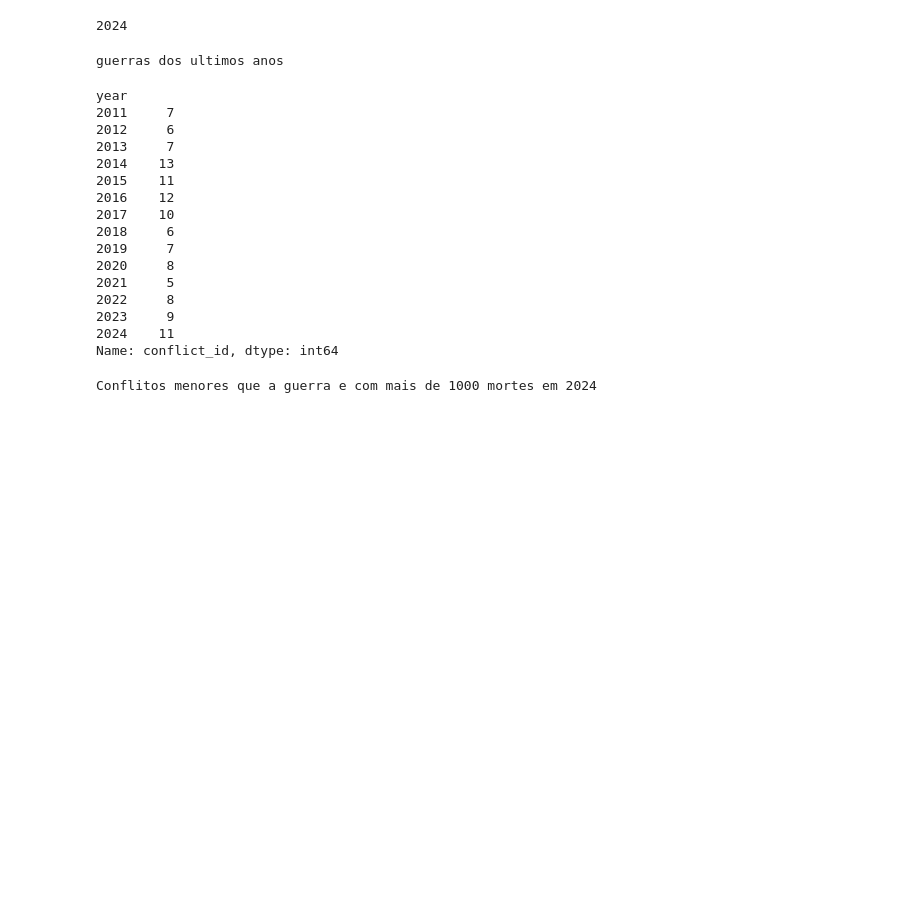
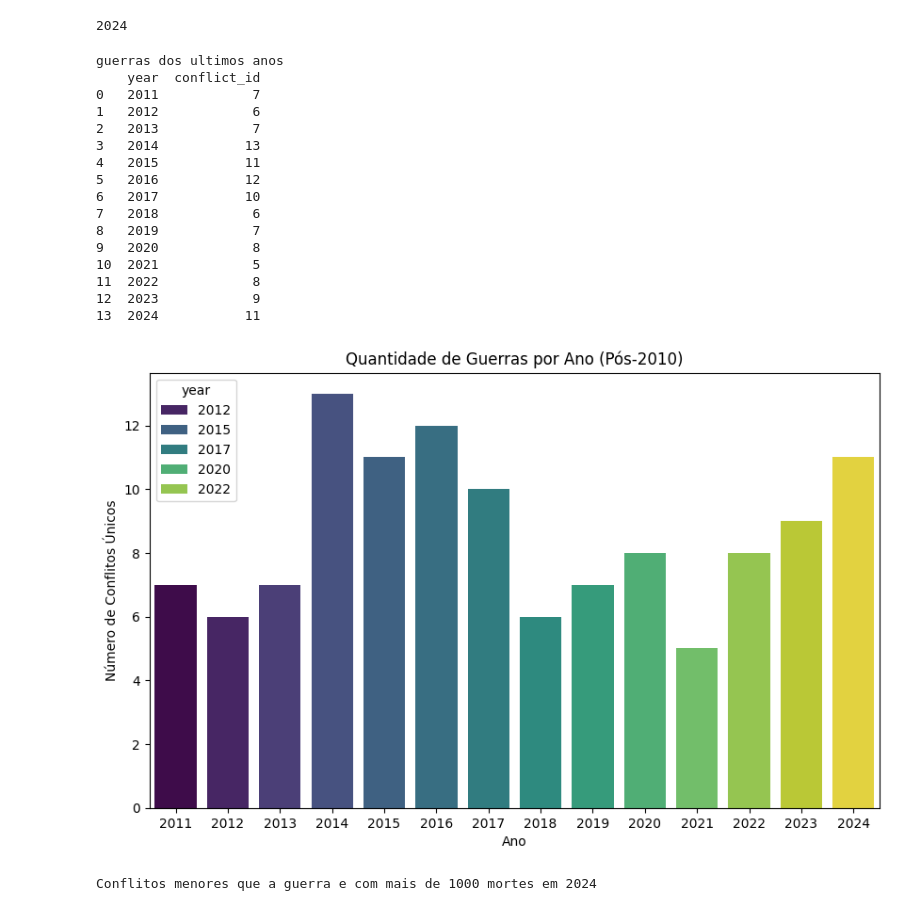
Before and after one commit to IuryFranca15/Conflitos_armados_database, a Jupyter notebook: conflitos.ipynb, the cells around one changed output. Cells and saved outputs as stored; diff of their text form; code cells hidden in the pictures; blank space fills up the shorter version.

```diff
--- a/conflitos.ipynb
+++ b/conflitos.ipynb
@@ -68,25 +70,36 @@ print(ano)
 #nos ultimos 15 anos, o mundo está mais pacifico?
 guerras_recentes = df[(df['year'] > 2010) & (df['intensity_level'] == 'war')]
 print("guerras dos ultimos anos")
-guerras_recentes.groupby('year')['conflict_id'].nunique()
+tabela = guerras_recentes.groupby('year')['conflict_id'].nunique()
+tabela_df = tabela.reset_index()
+print(tabela_df)
 # %% [output]
 guerras dos ultimos anos
+    year  conflict_id
+0   2011            7
+1   2012            6
+2   2013            7
+3   2014           13
+4   2015           11
+5   2016           12
+6   2017           10
+7   2018            6
+8   2019            7
+9   2020            8
+10  2021            5
+11  2022            8
+12  2023            9
+13  2024           11
-year
-2011     7
-2012     6
-2013     7
-2014    13
-2015    11
-2016    12
-2017    10
-2018     6
-2019     7
-2020     8
-2021     5
-2022     8
-2023     9
-2024    11
-Name: conflict_id, dtype: int64
+# %%
+import matplotlib.pyplot as plt
+plt.figure(figsize=(10, 6))
+sns.barplot(data=tabela_df, x='year', y='conflict_id', palette='viridis', hue= 'year')
+plt.title('Quantidade de Guerras por Ano (Pós-2010)')
+plt.xlabel('Ano')
+plt.ylabel('Número de Conflitos Únicos')
+plt.show()
+# %% [output]
+[figure, added]
 # %%
 filtro = df[(df['intensity_level']== 'minor') & (df['cumulative_intensity'] == 1) & (df['year'] == 2024)]
 print("Conflitos menores que a guerra e com mais de 1000 mortes em 2024")
```
Also changed, not shown: parts of 11 cells of this notebook.
